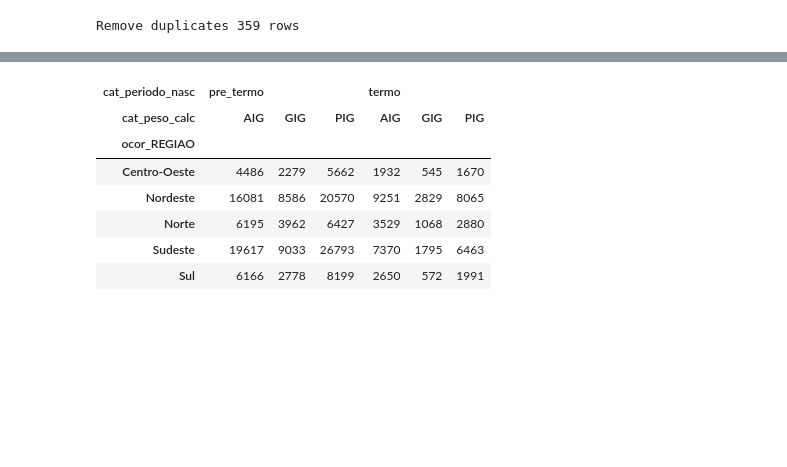
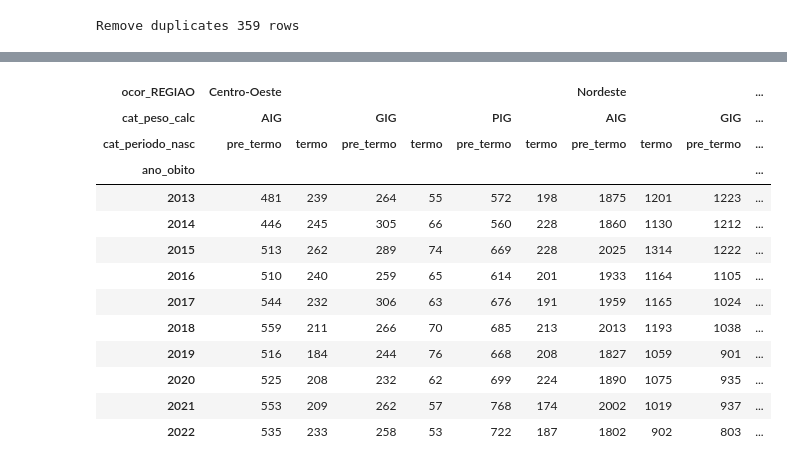
Before and after one commit to mtt89/rr_obito_fetal, a Jupyter notebook: apend_trat_base_sim_dofet.ipynb, the cells around one changed output, grey strips where cells are left out. Cells and saved outputs as stored; diff of their text form; code cells hidden in the pictures; blank space fills up the shorter version.

```diff
--- a/apend_trat_base_sim_dofet.ipynb
+++ b/apend_trat_base_sim_dofet.ipynb
@@ -399,5 +387,0 @@ Remove ignored GRAVIDEZ 834 rows
-# %%
-tam_antes = len(df_limpo)
-df_limpo = df_limpo.loc[df_limpo['idade_gestacao_faixa']!='Ignorado']
-tam_depois=len(df_limpo)
-print(f'Remove ignored idade_gestacao_faixa {tam_antes - tam_depois} rows')
@@ -413,5 +394,0 @@ Remove ignored SEXO 4854 rows
-# %%
-tam_antes = len(df_limpo)
-df_limpo = df_limpo.loc[df_limpo['peso_faixa']!='Ignorado']
-tam_depois=len(df_limpo)
-print(f'Remove ignored peso_faixa {tam_antes - tam_depois} rows')
@@ -420,6 +394,0 @@ Remove ignored peso_faixa 0 rows
-# %%
-# Mother's age
-tam_antes = len(df_limpo)
-df_limpo = df_limpo.loc[(df_limpo['IDADEMAE']>=10) & (df_limpo['IDADEMAE']<=50)]
-tam_depois=len(df_limpo)
-print(f'Remove IDADEMAE <10 or >50 {tam_antes - tam_depois} rows')
@@ -428,11 +394,0 @@ Remove IDADEMAE <10 or >50 108 rows
-# %%
-# Weight
-std_peso = np.std(df_sim_dofet['PESO'])
-media_peso = np.mean(df_sim_dofet['PESO'])
-lim_inf = media_peso - (6 * std_peso)
-lim_sup = media_peso + (6 * std_peso)
-tam_antes = len(df_limpo)
-df_limpo = df_limpo.loc[df_limpo['PESO']>0]
-df_limpo = df_limpo.loc[(df_limpo['PESO']>=lim_inf) & (df_limpo['PESO']<=lim_sup)]
-tam_depois=len(df_limpo)
-print(f'Remove PESO 6 std {tam_antes - tam_depois} rows')
@@ -499,14 +449,25 @@ df_limpo['cat_peso_calc'] = [
 df_limpo['cat_periodo_nasc'] = ['termo' if sem >= 37 else 'pre_termo' for sem in df_limpo['SEMAGESTAC']]
 # %%
 # Óbitos por região segundo classificação de peso e periodo de nascimento.
-pd.crosstab(index=df_limpo['ocor_REGIAO'], columns=[df_limpo['cat_periodo_nasc'], df_limpo['cat_peso_calc']])
+tabela = pd.crosstab(index=df_limpo['ano_obito'], columns=[df_limpo['ocor_REGIAO'], df_limpo['cat_peso_calc'], df_limpo['cat_periodo_nasc']])
+# Converte a tabela para o formato "long"
+tabela_long = tabela.stack(level=[0, 1, 2]).reset_index()
+
+# Renomeia as colunas para o formato desejado
+tabela_long.columns = ['ano', 'regiao', 'adequacao_peso', 'periodo_nasc', 'quantidade']
 # %% [output]
-| cat_periodo_nasc | pre_termo |  |  | termo |  |  |
-| cat_peso_calc | AIG | GIG | PIG | AIG | GIG | PIG |
-| ocor_REGIAO |  |  |  |  |  |  |
-| Centro-Oeste | 4486 | 2279 | 5662 | 1932 | 545 | 1670 |
-| Nordeste | 16081 | 8586 | 20570 | 9251 | 2829 | 8065 |
-| Norte | 6195 | 3962 | 6427 | 3529 | 1068 | 2880 |
-| Sudeste | 19617 | 9033 | 26793 | 7370 | 1795 | 6463 |
-| Sul | 6166 | 2778 | 8199 | 2650 | 572 | 1991 |
+| ocor_REGIAO | Centro-Oeste |  |  |  |  |  | Nordeste |  |  | ... |
+| cat_peso_calc | AIG |  | GIG |  | PIG |  | AIG |  | GIG | ... |
+| cat_periodo_nasc | pre_termo | termo | pre_termo | termo | pre_termo | termo | pre_termo | termo | pre_termo | ... |
+| ano_obito |  |  |  |  |  |  |  |  |  | ... |
+| 2013 | 481 | 239 | 264 | 55 | 572 | 198 | 1875 | 1201 | 1223 | ... |
+| 2014 | 446 | 245 | 305 | 66 | 560 | 228 | 1860 | 1130 | 1212 | ... |
+| 2015 | 513 | 262 | 289 | 74 | 669 | 228 | 2025 | 1314 | 1222 | ... |
+| 2016 | 510 | 240 | 259 | 65 | 614 | 201 | 1933 | 1164 | 1105 | ... |
+| 2017 | 544 | 232 | 306 | 63 | 676 | 191 | 1959 | 1165 | 1024 | ... |
+| 2018 | 559 | 211 | 266 | 70 | 685 | 213 | 2013 | 1193 | 1038 | ... |
+| 2019 | 516 | 184 | 244 | 76 | 668 | 208 | 1827 | 1059 | 901 | ... |
+| 2020 | 525 | 208 | 232 | 62 | 699 | 224 | 1890 | 1075 | 935 | ... |
+| 2021 | 553 | 209 | 262 | 57 | 768 | 174 | 2002 | 1019 | 937 | ... |
+| 2022 | 535 | 233 | 258 | 53 | 722 | 187 | 1802 | 902 | 803 | ... |
 # %%
```
Also changed, not shown: parts of 24 cells of this notebook, 4 other files.
